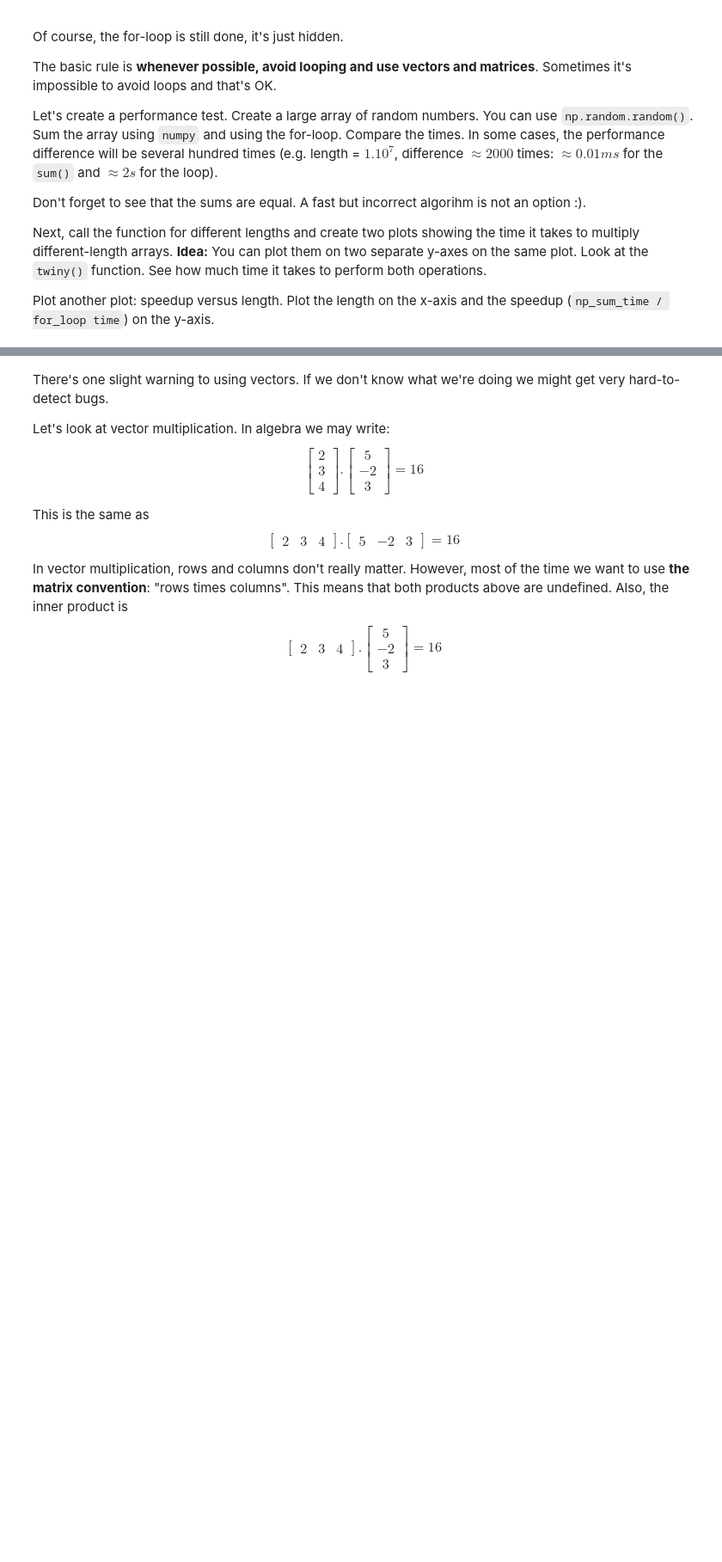
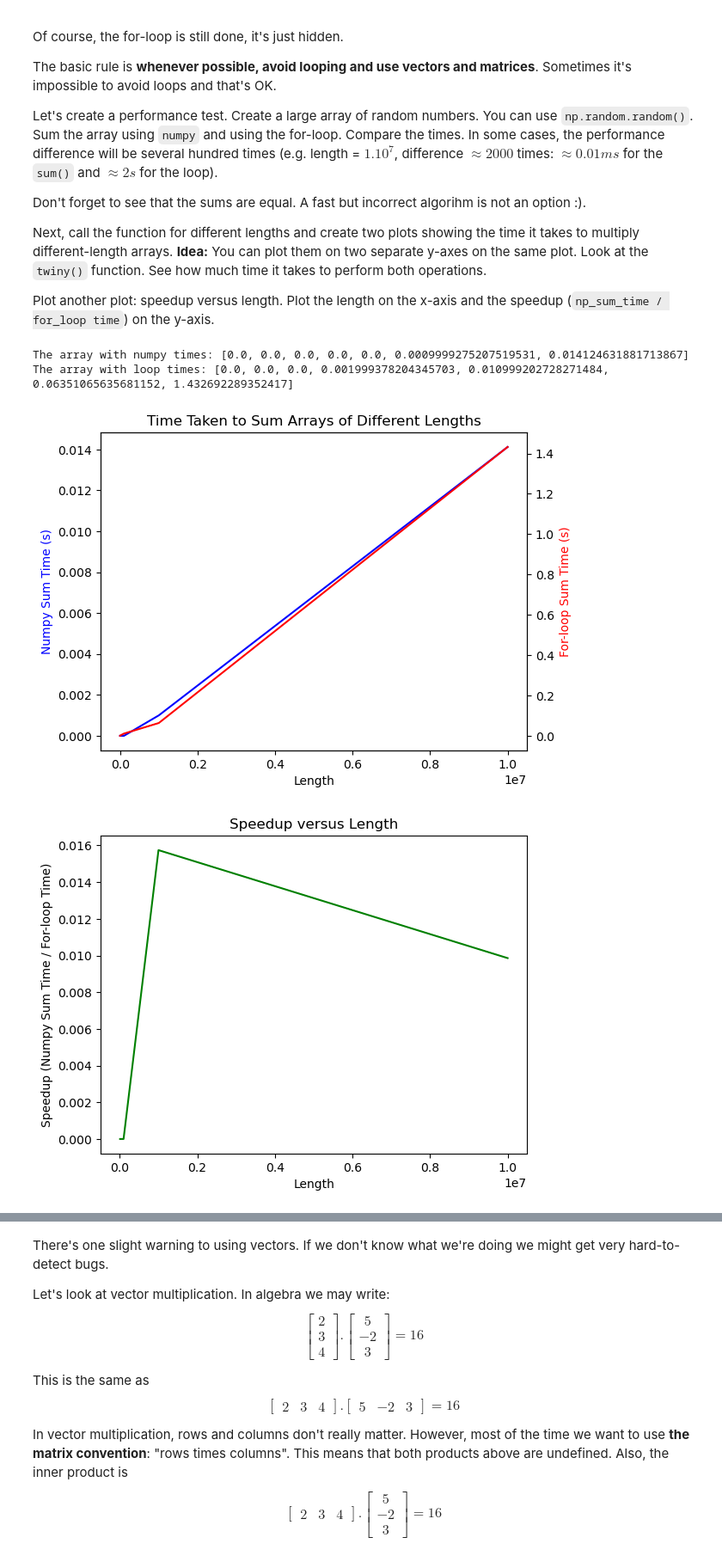
Before and after one commit to GalkaKG/Math-Concepts-for-Developers, a Jupyter notebook: 06. Exercise Linear algebra/Linear Algebra Exercise.ipynb, the cells around one changed output, grey strips where cells are left out. Shown at 86% size. Saved outputs shown, nothing was run; the diff lists cells and outputs as text; code cells hidden in the pictures; blank space fills up the shorter version.

```diff
--- a/06. Exercise Linear algebra/Linear Algebra Exercise.ipynb
+++ b/06. Exercise Linear algebra/Linear Algebra Exercise.ipynb
@@ -158,3 +159,69 @@ Don't forget to see that the sums are equal. A fast but incorrect algorihm is no
 Next, call the function for different lengths and create two plots showing the time it takes to multiply different-length arrays. **Idea:** You can plot them on two separate y-axes on the same plot. Look at the `twiny()` function. See how much time it takes to perform both operations.
 
 Plot another plot: speedup versus length. Plot the length on the x-axis and the speedup (`np_sum_time / for_loop time`) on the y-axis.
+# %%
+def performance_test(length):
+    array = np.random.random(length)
+
+    # Sum the array using numpy
+    start_np = time.time()
+    np_sum = np.sum(array)
+    end_np = time.time()
+    np_time = end_np - start_np
+
+    # Sum the array using a for-loop
+    start_loop = time.time()
+    loop_sum = 0
+    for num in array:
+        loop_sum += num
+    end_loop = time.time()
+    loop_time = end_loop - start_loop
+
+    # Check if sums are equal
+    if np.abs(np_sum - loop_sum) > 1e-6:
+        print("Sums are not equal!")
+
+    return np_time, loop_time
+
+# Test for different lengths
+lengths = [10**i for i in range(1, 8)]
+np_times = []
+loop_times = []
+
+for length in lengths:
+    np_time, loop_time = performance_test(length)
+    np_times.append(np_time)
+    loop_times.append(loop_time)
+
+
+print(f'The array with numpy times: {np_times}')
+print(f'The array with loop times: {loop_times}')
+
+# Create plots
+fig, ax1 = plt.subplots()
+
+ax1.plot(lengths, np_times, 'b-', label='Numpy Sum Time')
+ax1.set_xlabel('Length')
+ax1.set_ylabel('Numpy Sum Time (s)', color='b')
+
+ax2 = ax1.twinx()
+ax2.plot(lengths, loop_times, 'r-', label='For-loop Sum Time')
+ax2.set_ylabel('For-loop Sum Time (s)', color='r')
+
+plt.title('Time Taken to Sum Arrays of Different Lengths')
+plt.show()
+
+# Calculate speedup
+speedup = np.array(np_times) / np.array(loop_times)
+
+# Plot speedup versus length
+plt.plot(lengths, speedup, 'g-')
+plt.xlabel('Length')
+plt.ylabel('Speedup (Numpy Sum Time / For-loop Time)')
+plt.title('Speedup versus Length')
+plt.show()
+# %% [output]
+The array with numpy times: [0.0, 0.0, 0.0, 0.0, 0.0, 0.0009999275207519531, 0.014124631881713867]
+The array with loop times: [0.0, 0.0, 0.0, 0.001999378204345703, 0.010999202728271484, 0.06351065635681152, 1.432692289352417]
+[figure, added]
+[figure, added]
```
Also changed, not shown: parts of 25 cells of this notebook, 1 other file.
